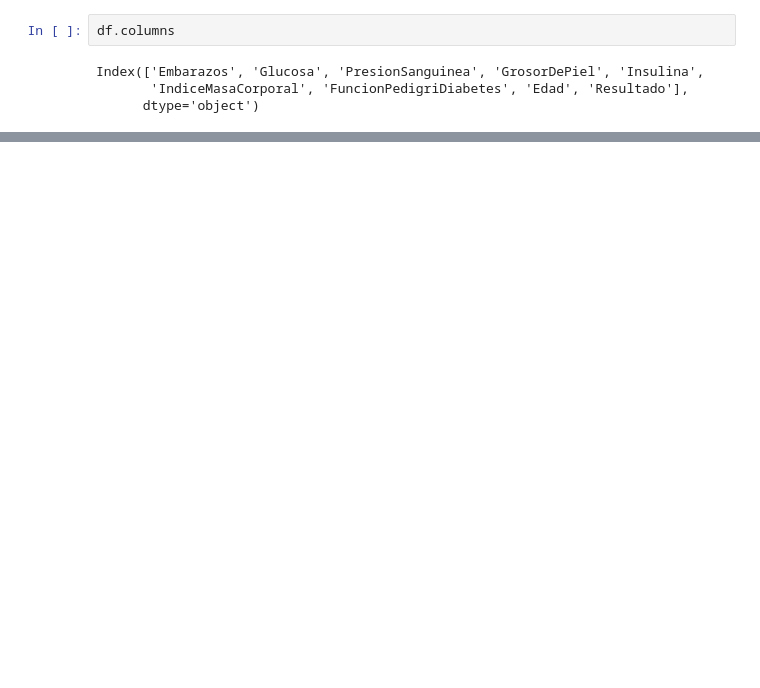
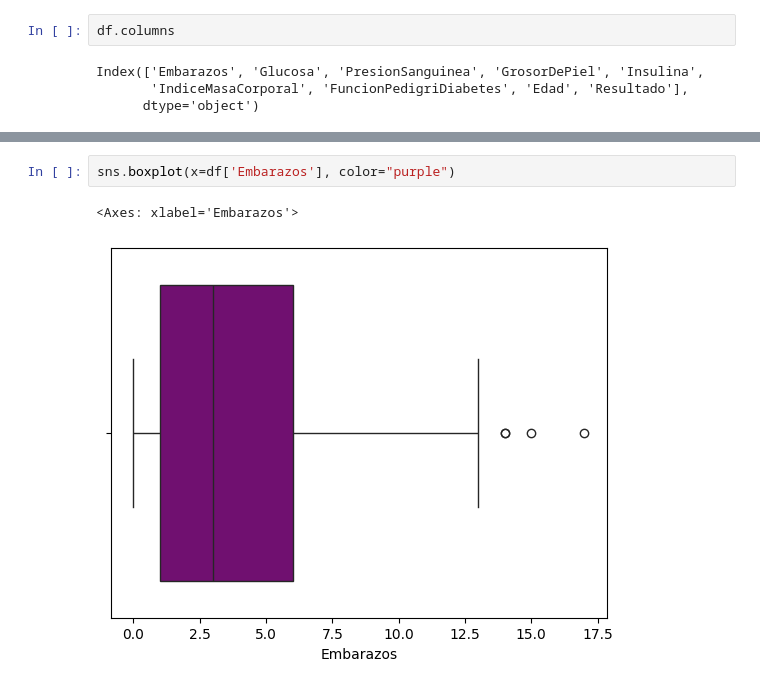
Before and after one commit to alexdaniel-23/Pima-Indians-Diabetes-EDA-ML, a Jupyter notebook: Diabetes.ipynb, the cells around one changed output, grey strips where cells are left out. Cells and saved outputs as stored; diff of their text form; blank space fills up the shorter version.

```diff
--- a/Diabetes.ipynb
+++ b/Diabetes.ipynb
@@ -209,0 +234,5 @@ Index(['Embarazos', 'Glucosa', 'PresionSanguinea', 'GrosorDePiel', 'Insulina',
+# %%
+sns.boxplot(x=df['Embarazos'], color="purple")
+# %% [output]
+<Axes: xlabel='Embarazos'>
+[figure, added]
```
Also changed, not shown: parts of 5 cells of this notebook.
